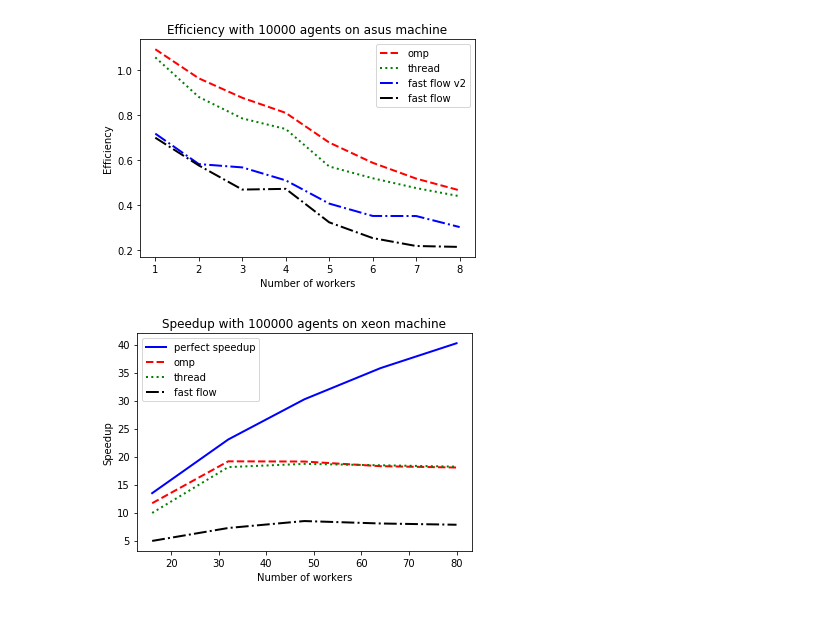
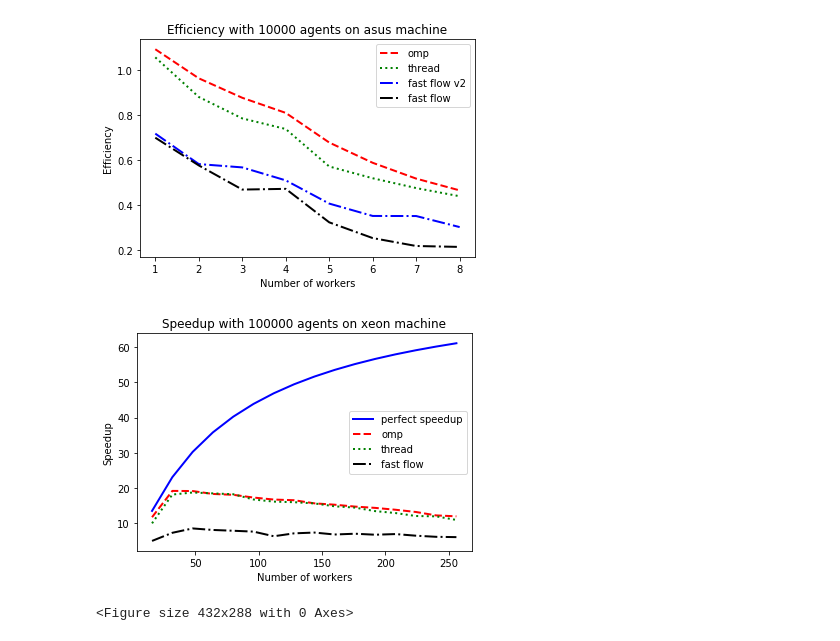
Before and after one commit to MarioBonse/PGA, a Jupyter notebook: tsp/plot_speedup.ipynb, the cells around one changed output. Cells and saved outputs as stored; diff of their text form; code cells hidden in the pictures.

```diff
--- a/tsp/plot_speedup.ipynb
+++ b/tsp/plot_speedup.ipynb
@@ -47,27 +49,29 @@ plt.savefig('data/Efficiency_asus.png', dpi=300)
 # %%
 data = pd.read_csv("data/speedup_xeon.csv")
 f = 1/80
 
 #seq = np.array(data["seq"]).astype(int)*0.01
 interval = np.array(range(16,257, 16))
 seq_0 = int(data["seq"][0])
 seq = seq_0/np.array([seq_0 / (i)for i in interval])
 
 thread = seq_0/np.array(data["Thread"]).astype(int)
 omp = seq_0/np.array(data["OMP"]).astype(int)
 ff = seq_0/np.array(data["ff"]).astype(int)
 teoretical =seq_0/ (f*seq_0 + ((1-f)*seq_0)/interval)
 # multiple line plot
 plt.title("Speedup with 100000 agents on xeon machine")
-plt.plot( interval[:5],teoretical[:5], markerfacecolor='blue', linewidth=2,color='blue', label = "perfect speedup")
-plt.plot( interval[:5], omp[:5], markerfacecolor='red', linewidth=2,color='red', label = "omp", linestyle = "--")
-plt.plot(interval[:5],  thread[:5],  color='green', linewidth=2,  label="thread", linestyle = ":")
+plt.plot( interval,teoretical, markerfacecolor='blue', linewidth=2,color='blue', label = "perfect speedup")
+plt.plot( interval, omp, markerfacecolor='red', linewidth=2,color='red', label = "omp", linestyle = "--")
+plt.plot(interval,  thread,  color='green', linewidth=2,  label="thread", linestyle = ":")
 
-plt.plot( interval[:5], ff[:5],  markerfacecolor='black', linewidth=2,color='black', label = "fast flow", linestyle = "-.")
+plt.plot( interval, ff,  markerfacecolor='black', linewidth=2,color='black', label = "fast flow", linestyle = "-.")
 
 plt.xlabel("Number of workers")
 plt.ylabel("Speedup")
 plt.legend()
+plt.show()
 plt.savefig('data/Speedup_xeon.png', dpi=300)
 # %% [output]
-[figure, old version]
+[figure, new version]
+<Figure size 432x288 with 0 Axes>
```
Also changed, not shown: parts of 2 cells of this notebook, 17 other files.
